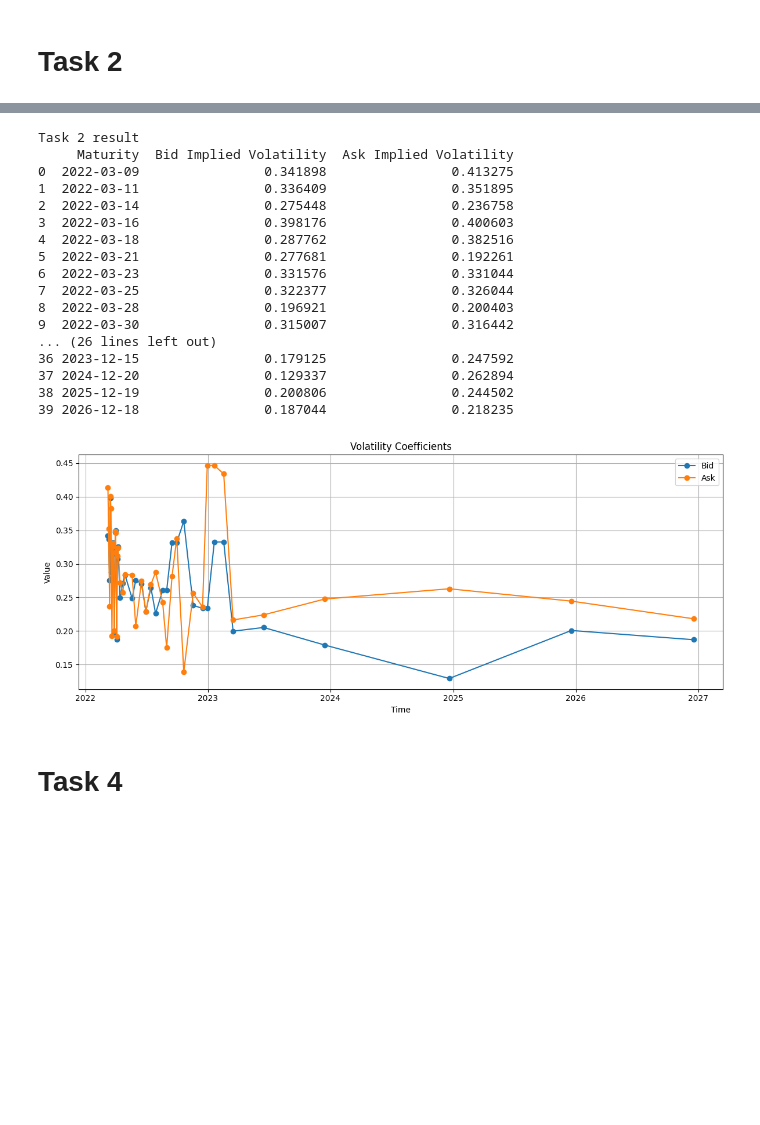
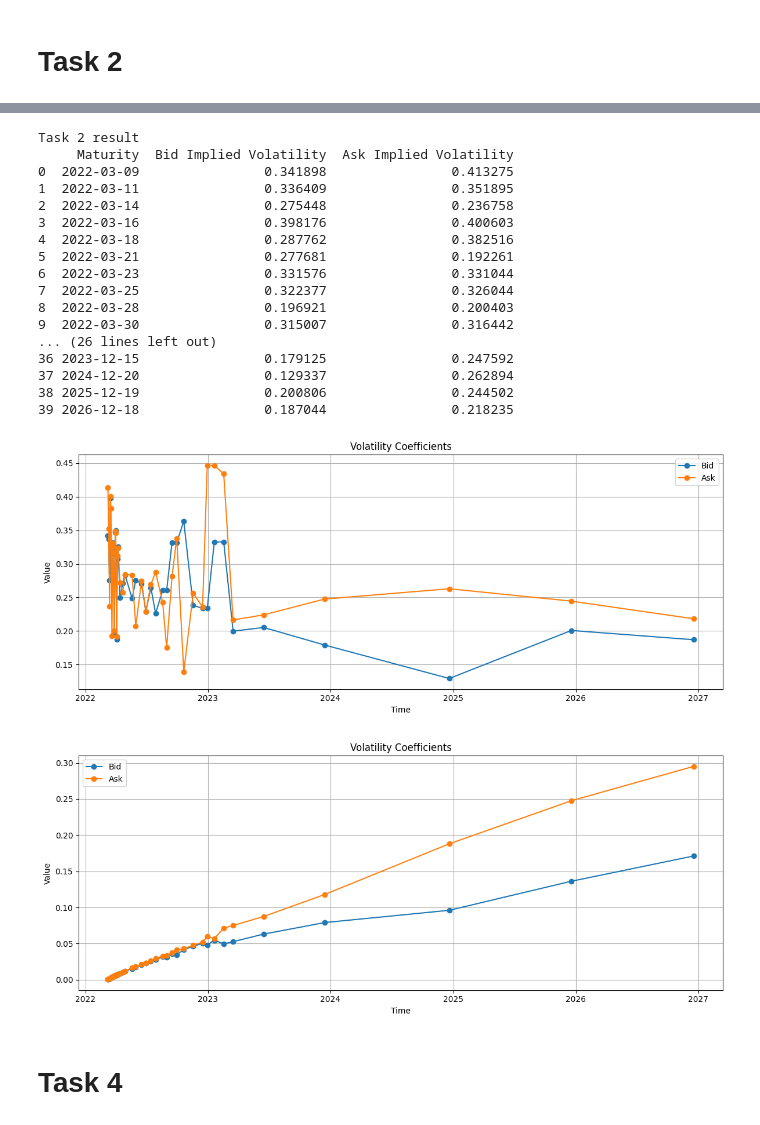
Before and after one commit to Thaigithub/UTS_FDSP_Assignment_Group, a Jupyter notebook: main.ipynb, the cells around one changed output, grey strips where cells are left out. Drawn from its saved outputs; the diff is of its cells as text; code cells hidden in the pictures; blank space fills up the shorter version.

```diff
--- a/main.ipynb
+++ b/main.ipynb
@@ -16,6 +16,10 @@ import numpy as np
 from scipy.optimize import minimize, fsolve
 from scipy.stats import norm
 import matplotlib.pyplot as plt
+
+INDEX_LEVEL = 4170.7002
+TODAY = pd.to_datetime('2022-03-08')
+MATURITY = pd.to_datetime('2026-12-18')
 # %% [markdown]
 # Import data
 # %%
@@ -72,7 +76,7 @@ def task_1(stock):
     information.sort_values(by=['Maturity'], ascending=True, inplace=True)
     information.reset_index(drop=True, inplace=True)
     return information
-task_1_df = task_1(4170.7002)
+task_1_df = task_1(INDEX_LEVEL)
 print("Task 1 result")
 print(task_1_df)
 plt.figure(figsize=(10,4))
@@ -142,7 +146,7 @@ $$
 def task_2(stock, noti=None):
     data = data_processed.copy()
     dfs = task_1_df.copy()
-    today = pd.to_datetime('2022-03-08')
+    today = TODAY
     vola = [[],[]]
     sigma = [[],[]]
     for i in range(len(dfs)):
@@ -172,38 +176,49 @@ def task_2(stock, noti=None):
             else:
                 sigma[j].append(np.sqrt(vola[j][i]/delta_t))
     return pd.DataFrame({'Maturity':dfs['Maturity'], 'Bid Implied Volatility':sigma[0], 'Ask Implied Volatility':sigma[1]}), sum_vola
-task_2_df, _ = task_2(4170.7002)
+task_2_df, sum_volatility = task_2(INDEX_LEVEL)
 print("Task 2 result")
 print(task_2_df)
 plt.figure(figsize=(12, 5))
 plt.plot(task_2_df['Maturity'], task_2_df['Bid Implied Volatility'], label='Bid', marker='o')
 plt.plot(task_2_df['Maturity'], task_2_df['Ask Implied Volatility'], label='Ask', marker='o')
 plt.title('Volatility Coefficients')
 plt.xlabel('Time')
 plt.ylabel('Value')
 plt.legend()
 plt.grid(True)
 plt.tight_layout()
 plt.show()
+plt.figure(figsize=(12, 5))
+plt.plot(sum_volatility['Maturity'], sum_volatility['Bid Implied Volatility'], label='Bid', marker='o')
+plt.plot(sum_volatility['Maturity'], sum_volatility['Ask Implied Volatility'], label='Ask', marker='o')
+plt.title('Volatility Coefficients')
+plt.xlabel('Time')
+plt.ylabel('Value')
+plt.legend()
+plt.grid(True)
+plt.tight_layout()
+plt.show()
 # %% [output]
 Task 2 result
      Maturity  Bid Implied Volatility  Ask Implied Volatility
 0  2022-03-09                0.341898                0.413275
 1  2022-03-11                0.336409                0.351895
 2  2022-03-14                0.275448                0.236758
 3  2022-03-16                0.398176                0.400603
 4  2022-03-18                0.287762                0.382516
 5  2022-03-21                0.277681                0.192261
 6  2022-03-23                0.331576                0.331044
 7  2022-03-25                0.322377                0.326044
 8  2022-03-28                0.196921                0.200403
 9  2022-03-30                0.315007                0.316442
 ... (26 lines left out)
 36 2023-12-15                0.179125                0.247592
 37 2024-12-20                0.129337                0.262894
 38 2025-12-19                0.200806                0.244502
 39 2026-12-18                0.187044                0.218235
 [figure]
+[figure, added]
 # %% [markdown]
 # Task 4
 # %% [markdown]
```
Also changed, not shown: parts of 5 cells of this notebook.
